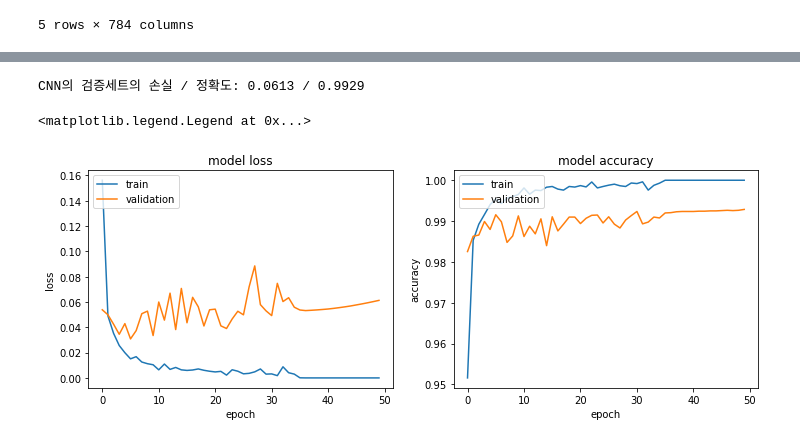
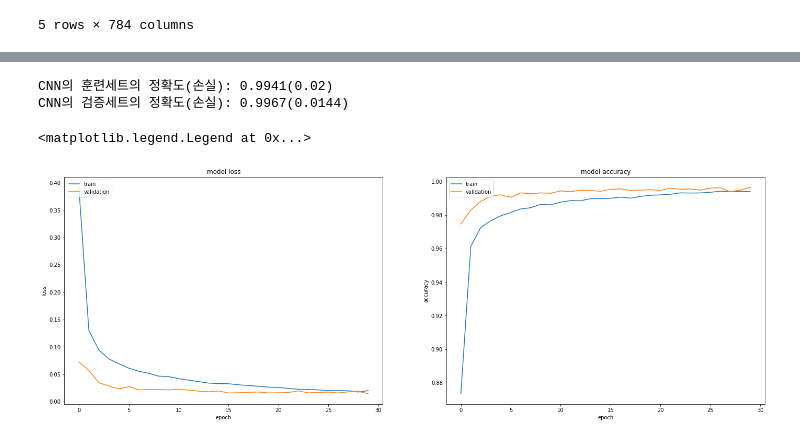
Before and after one commit to darkzard05/kaggle, a Jupyter notebook: digit_recognizer/digit_recognizer.ipynb, the cells around one changed output, grey strips where cells are left out. Cells and saved outputs as stored; diff of their text form; code cells hidden in the pictures.

```diff
--- a/digit_recognizer/digit_recognizer.ipynb
+++ b/digit_recognizer/digit_recognizer.ipynb
@@ -159,4 +116,0 @@ _________________________________________________________________
-# %%
-model.compile(optimizer='adam', loss='sparse_categorical_crossentropy',
-              metrics=['accuracy'])
-fit_model = model.fit(X_train, y_train, epochs=5, validation_data=(X_val, y_val))
@@ -184,0 +117,14 @@ val_loss, val_acc = model.evaluate(X_val, y_val, verbose=2)
+# %%
+optimizer=Adam(learning_rate=0.001)
+model.compile(optimizer=optimizer, loss='categorical_crossentropy', metrics=['accuracy'])
+# %%
+imgdatagen = ImageDataGenerator(rotation_range=10, zoom_range=0.1,
+                                width_shift_range=0.1, height_shift_range=0.1)
+imgdatagen.fit(X_train)
+# %%
+epochs= 30
+LRS = LearningRateScheduler(lambda x: 1e-3 * 0.95 ** x)
+fit_model = model.fit(imgdatagen.flow(X_train, y_train, batch_size=64), epochs=epochs,
+                      steps_per_epoch = X_train.shape[0] // 64, validation_data=(X_val, y_val), callbacks=[LRS])
+
+# fit_model = model.fit(X_train, y_train, epochs=epochs, batch_size=32, validation_split=0.1, callbacks=[LRS])
@@ -185,25 +174,27 @@ val_loss, val_acc = model.evaluate(X_val, y_val, verbose=2)
 # %%
-print('CNN의 검증세트의 손실 / 정확도: {} / {}'.format(round(val_loss, 4), round(val_acc, 4)))
+print('CNN의 훈련세트의 정확도(손실): {}({})'.format(round(acc[-1], 4), round(loss[-1], 4)))
+print('CNN의 검증세트의 정확도(손실): {}({})'.format(round(val_acc[-1], 4), round(val_loss[-1], 4)))
 # %% [output]
-CNN의 검증세트의 손실 / 정확도: 0.0613 / 0.9929
+CNN의 훈련세트의 정확도(손실): 0.9941(0.02)
+CNN의 검증세트의 정확도(손실): 0.9967(0.0144)
 # %%
-fig, axs = plt.subplots(1,2, figsize=(12,4))
+fig, axs = plt.subplots(1,2, figsize=(24,8))
 
 axs[0].plot(fit_model.history['loss'])
 axs[0].plot(fit_model.history['val_loss'])
 axs[0].set_title('model loss')
 axs[0].set_ylabel('loss')
 axs[0].set_xlabel('epoch')
 axs[0].legend(['train', 'validation'], loc='upper left')
 axs[1].plot(fit_model.history['accuracy'])
 axs[1].plot(fit_model.history['val_accuracy'])
 axs[1].set_title('model accuracy')
 axs[1].set_ylabel('accuracy')
 axs[1].set_xlabel('epoch')
 axs[1].legend(['train', 'validation'], loc='upper left')
 # %% [output]
 <matplotlib.legend.Legend at 0x...>
-[figure, old version]
+[figure, new version]
 # %%
 y_test = model.predict(X_test)
 submission = pd.DataFrame({'ImageId': range(1, y_test.shape[0]+1) ,'Label': np.argmax(y_test, axis=1)})
```
Also changed, not shown: parts of 18 cells of this notebook.
